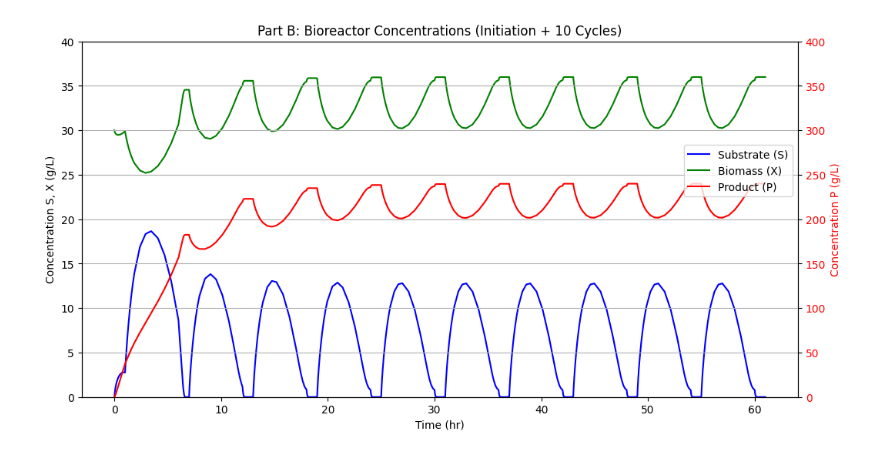
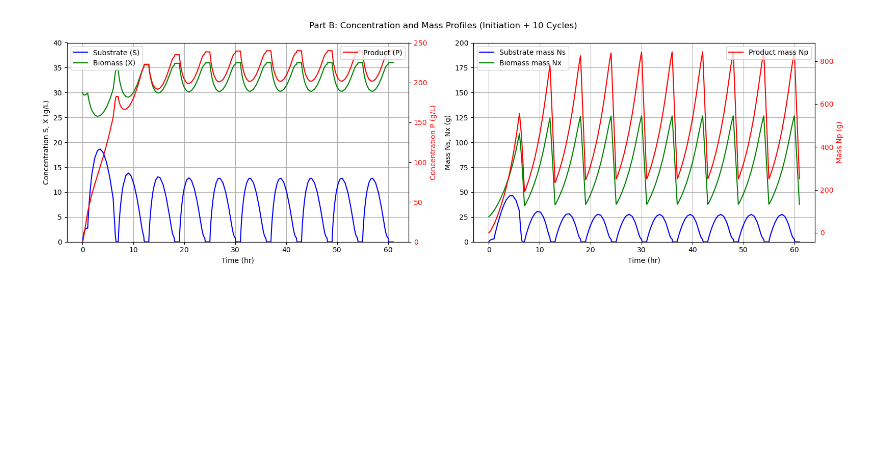
Before and after one commit to iremuluc03/Bioreactor-Projects, a Jupyter notebook: Project4/Exercice_1.ipynb, the cells around one changed output. Saved outputs shown, nothing was run; the diff lists cells and outputs as text; code cells hidden in the pictures; blank space fills up the shorter version.

```diff
--- a/Project4/Exercice_1.ipynb
+++ b/Project4/Exercice_1.ipynb
@@ -5,10 +5,10 @@ from scipy.integrate import solve_ivp
 
 # Parameters
 mu_max = 0.3      # h^-1
-Ks = 0.8          # g/L
-Ki = 100.0        # g/L
-Yxs = 0.45        # g/g
-Yxp = 0.15        # g/g
+Ks = 0.8          # g glucose/L
+Ki = 100.0        # g glucose/L
+Yxs = 0.45        # g cells/g glucose
+Yxp = 0.15        # g cells/g product
 
 # Feed concentrations
 S0_feed = 80.0    # g/L
@@ -23,7 +23,6 @@ Fh = 2.5          # L/h
 def mu_net(S):
     # Uncompetitive substrate inhibition
     return (mu_max * S) / (Ks + S + (S**2 / Ki))
-
 
 
 # ODE System
@@ -83,6 +82,7 @@ def simulate_cycles(num_cycles):
     # Cyclic Phases (Processing + Harvesting)
     for cycle in range(num_cycles):
         # Reset the harvested mass counter at the start of each cycle to track per-cycle yield
+        Np_cycle_start = y0[2]
         y0[4] = 0.0 # Reset M_harvested for the new cycle
 
         # Processing Phase (5 hours)
@@ -102,10 +102,13 @@ def simulate_cycles(num_cycles):
         y0 = sol_harv.y[:, -1]
 
         # If it's the last cycle, calculate the production rate
-        if cycle == num_cycles - 1:
+        if cycle == 9:
+            Np_cycle_end = y0[2]    # after full cycle
             mass_harvested = y0[4]
             cycle_time = 6.0 # 5h processing + 1h harvesting
-            production_rate = mass_harvested / cycle_time
+            P_produced = (Np_cycle_end - Np_cycle_start) + mass_harvested
+            net_accumulation = P_produced - mass_harvested  # = Np_cycle_end - Np_cycle_start
+            production_rate = net_accumulation / cycle_time
             print(f"Production rate at cycle {cycle+1}: {production_rate:.2f} g/hr")
 
     # Concatenate all results
@@ -114,8 +117,7 @@ def simulate_cycles(num_cycles):
 
     return t_all, y_all
 
-# --- Part A: 1 Cycle Simulation ---
-print("--- Part A: Initiation + 1 Cycle ---")
+# Part A: 1 Cycle Simulation
 t_1, y_1 = simulate_cycles(1)
 
 # Calculate concentrations
@@ -125,28 +127,51 @@ S_1 = y_1[1] / V_1
 P_1 = y_1[2] / V_1
 
 # Plot Part A
-fig, ax1 = plt.subplots(figsize=(10, 6))
+fig, (ax1, ax3) = plt.subplots(1, 2, figsize=(14, 5))
+
+# Concentrations
 ax1.plot(t_1, S_1, 'b-', label='Substrate (S)')
 ax1.plot(t_1, X_1, 'g-', label='Biomass (X)')
 ax1.set_xlabel('Time (hr)')
 ax1.set_ylabel('Concentration S, X (g/L)')
-ax1.tick_params(axis='y')
+ax1.set_ylim(0, 40)
+ax1.grid(True)
 
 ax2 = ax1.twinx()
 ax2.plot(t_1, P_1, 'r-', label='Product (P)')
 ax2.set_ylabel('Concentration P (g/L)', color='r')
+ax2.set_ylim(0, 250)
 ax2.tick_params(axis='y', labelcolor='r')
 
-ax1.set_ylim(0, 40)   # To not have an overlap of the y-axes
-ax2.set_ylim(0, 400)
+ax1.legend(loc='upper left')
+ax2.legend(loc='upper right')
 
-fig.legend(loc="center right", bbox_to_anchor=(0.9,0.6))
-plt.title('Part A: Bioreactor Concentrations (Initiation + 1 Cycle)')
-plt.grid(True)
+# Mass
+Nx_1 = y_1[0]
+Ns_1 = y_1[1]
+Np_1 = y_1[2]
+
+ax3.plot(t_1, Ns_1, 'b-', label='Substrate mass Ns')
+ax3.plot(t_1, Nx_1, 'g-', label='Biomass mass Nx')
+ax3.set_xlabel('Time (hr)')
+ax3.set_ylabel('Mass Ns, Nx (g)')
+ax3.grid(True)
+ax3.set_ylim(0,200)
+
+ax4 = ax3.twinx()
+ax4.plot(t_1, Np_1, 'r-', label='Product mass Np')
+ax4.set_ylabel('Mass Np (g)', color='r')
+ax4.tick_params(axis='y', labelcolor='r')
+ax4.set_ylim(0,600)
+
+ax3.legend(loc='upper left')
+ax4.legend(loc='upper right')
+
+plt.suptitle('Part A: Concentration and Mass Profiles (Initiation + 1 Cycle)')
+plt.tight_layout()
 plt.show()
 
-# --- Part B: 10 Cycles Simulation ---
-print("\n--- Part B: Initiation + 10 Cycles ---")
+# Part B: 10 Cycles Simulation
 t_10, y_10 = simulate_cycles(10)
 
 # Calculate concentrations
@@ -156,23 +181,46 @@ S_10 = y_10[1] / V_10
 P_10 = y_10[2] / V_10
 
 # Plot Part B
-fig, ax1 = plt.subplots(figsize=(12, 6))
+fig, (ax1, ax3) = plt.subplots(1, 2, figsize=(16, 5))
+
+# Concentrations
 ax1.plot(t_10, S_10, 'b-', label='Substrate (S)')
 ax1.plot(t_10, X_10, 'g-', label='Biomass (X)')
 ax1.set_xlabel('Time (hr)')
 ax1.set_ylabel('Concentration S, X (g/L)')
-ax1.tick_params(axis='y')
+ax1.set_ylim(0, 40)
+ax1.grid(True)
 
 ax2 = ax1.twinx()
 ax2.plot(t_10, P_10, 'r-', label='Product (P)')
 ax2.set_ylabel('Concentration P (g/L)', color='r')
+ax2.set_ylim(0, 250)
 ax2.tick_params(axis='y', labelcolor='r')
 
-ax1.set_ylim(0, 40)   # To not have an overlap of the y-axes
-ax2.set_ylim(0, 400)
+ax1.legend(loc='upper left')
+ax2.legend(loc='upper right')
 
-fig.legend(loc="center right", bbox_to_anchor=(0.9,0.6))
-plt.title('Part B: Bioreactor Concentrations (Initiation + 10 Cycles)')
-plt.grid(True)
+# Mass
+Nx_10 = y_10[0]
+Ns_10 = y_10[1]
+Np_10 = y_10[2]
+
+ax3.plot(t_10, Ns_10, 'b-', label='Substrate mass Ns')
+ax3.plot(t_10, Nx_10, 'g-', label='Biomass mass Nx')
+ax3.set_xlabel('Time (hr)')
+ax3.set_ylabel('Mass Ns, Nx (g)')
+ax3.set_ylim(0,200)
+ax3.grid(True)
+
+ax4 = ax3.twinx()
+ax4.plot(t_10, Np_10, 'r-', label='Product mass Np')
+ax4.set_ylabel('Mass Np (g)', color='r')
+ax4.tick_params(axis='y', labelcolor='r')
+
+ax3.legend(loc='upper left')
+ax4.legend(loc='upper right')
+
+plt.suptitle('Part B: Concentration and Mass Profiles (Initiation + 10 Cycles)')
+plt.tight_layout()
 plt.show()
 # %% [output]
@@ -184 +229 @@ Production rate at cycle 10: 99.95 g/hr
-[figure, old version]
+[figure, new version]
```
Also changed, not shown: parts of 1 cell of this notebook.
